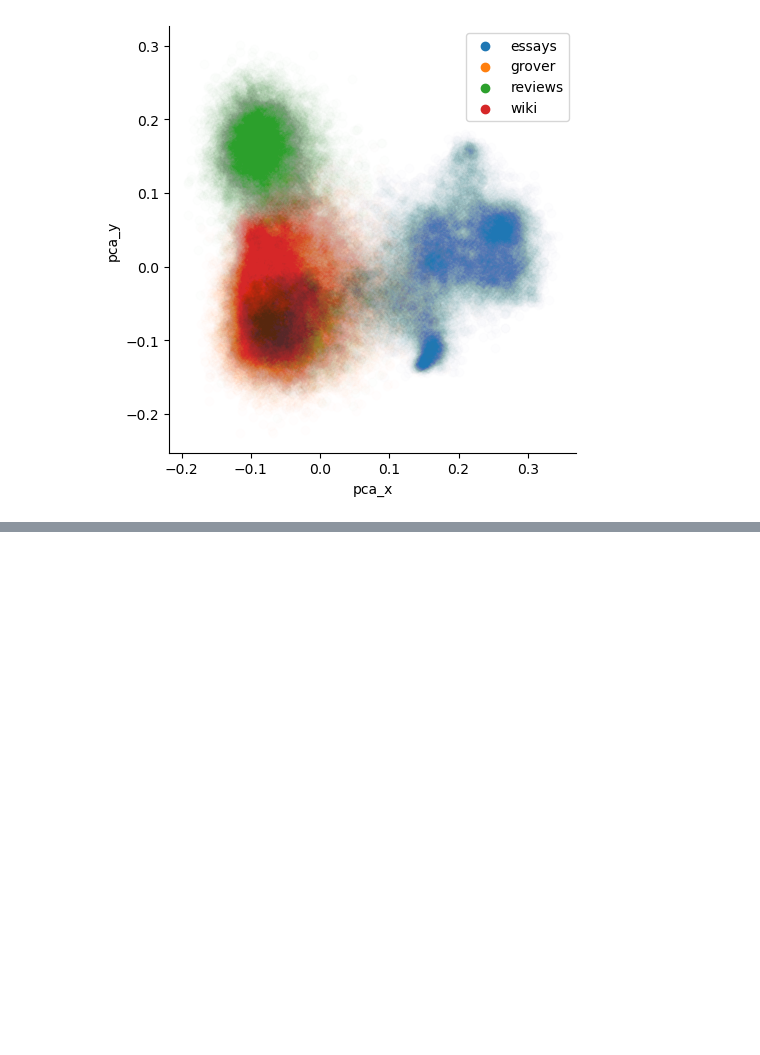
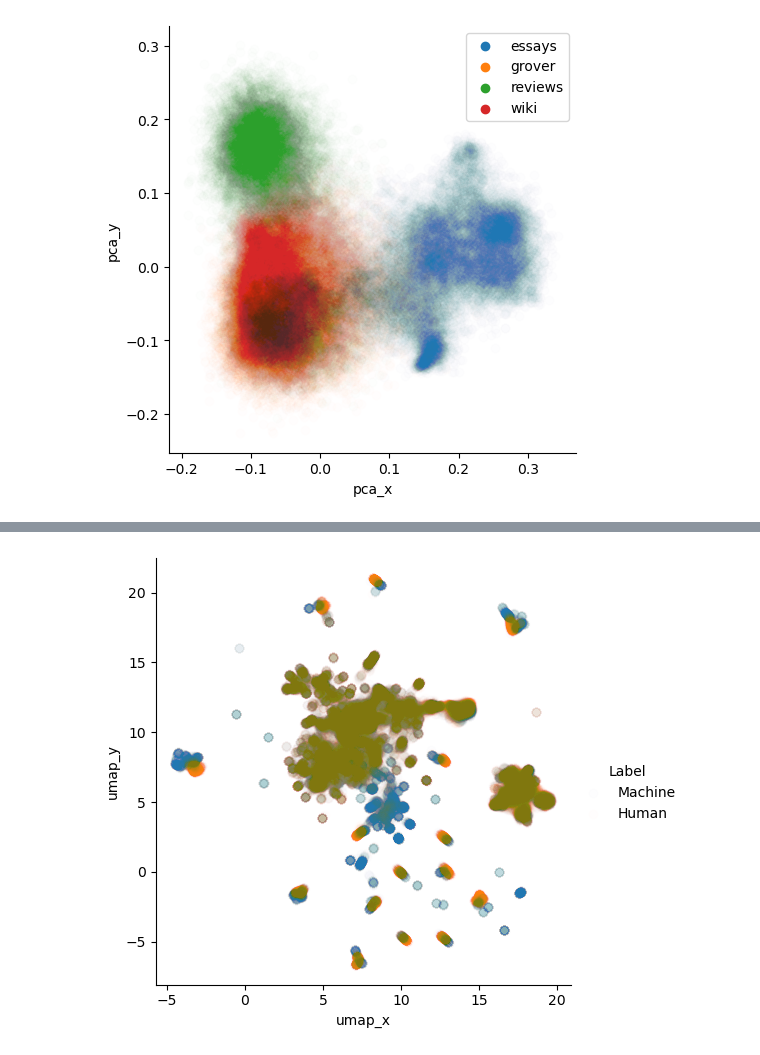
Before and after one commit to jkoganem/fakereview, a Jupyter notebook: raw data/embedding_EDA.ipynb, the cells around one changed output, grey strips where cells are left out. Saved outputs shown, nothing was run; the diff lists cells and outputs as text; code cells hidden in the pictures; blank space fills up the shorter version.

```diff
--- a/raw data/embedding_EDA.ipynb
+++ b/raw data/embedding_EDA.ipynb
@@ -113,0 +138,10 @@ plt.show()
+# %%
+umap_2d = umap.UMAP().fit_transform(np.array(list(df['embedding'])))
+# %%
+df['umap_x'] = umap_2d[:,0]
+df['umap_y'] = umap_2d[:,1]
+# %%
+sns.lmplot(data = df, x = 'umap_x', y = 'umap_y', hue = 'Label', scatter_kws = {'alpha':0.008},fit_reg = False)
+plt.show()
+# %% [output]
+[figure, added]
```
Also changed, not shown: parts of 7 cells of this notebook, 4 other files.
